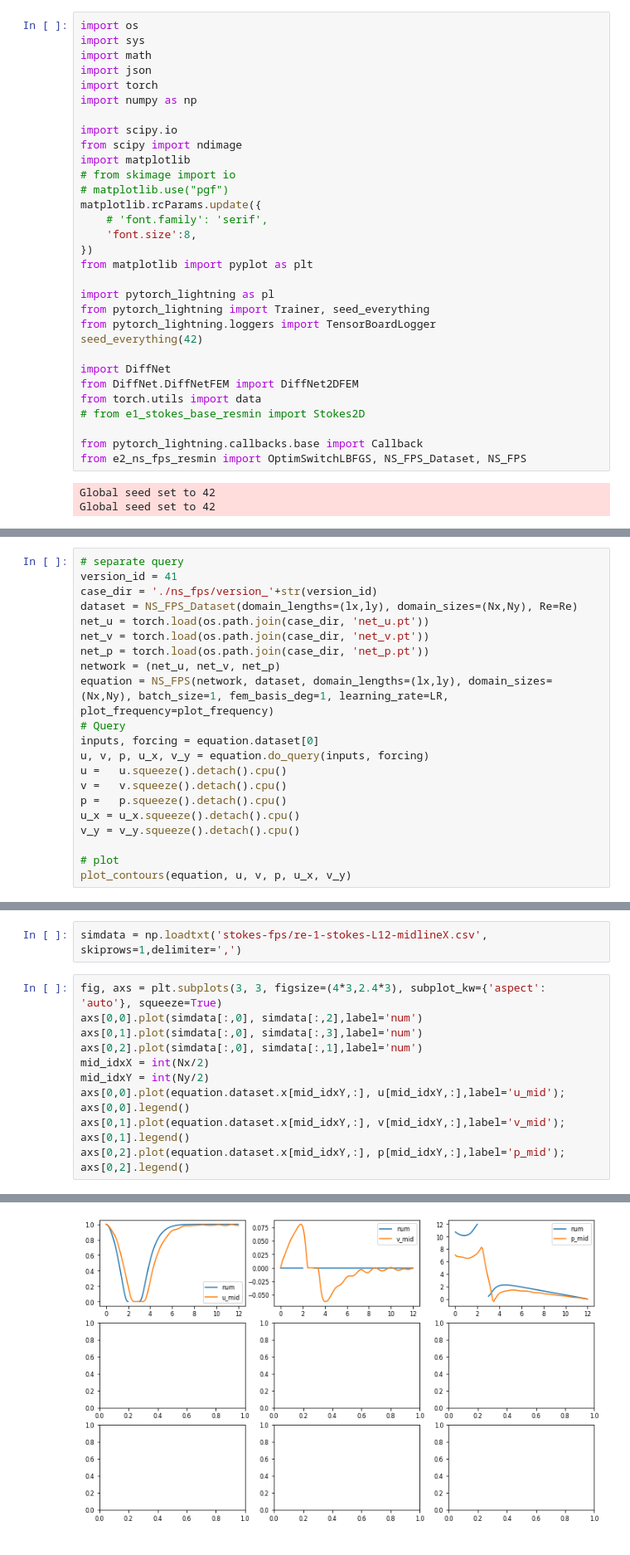
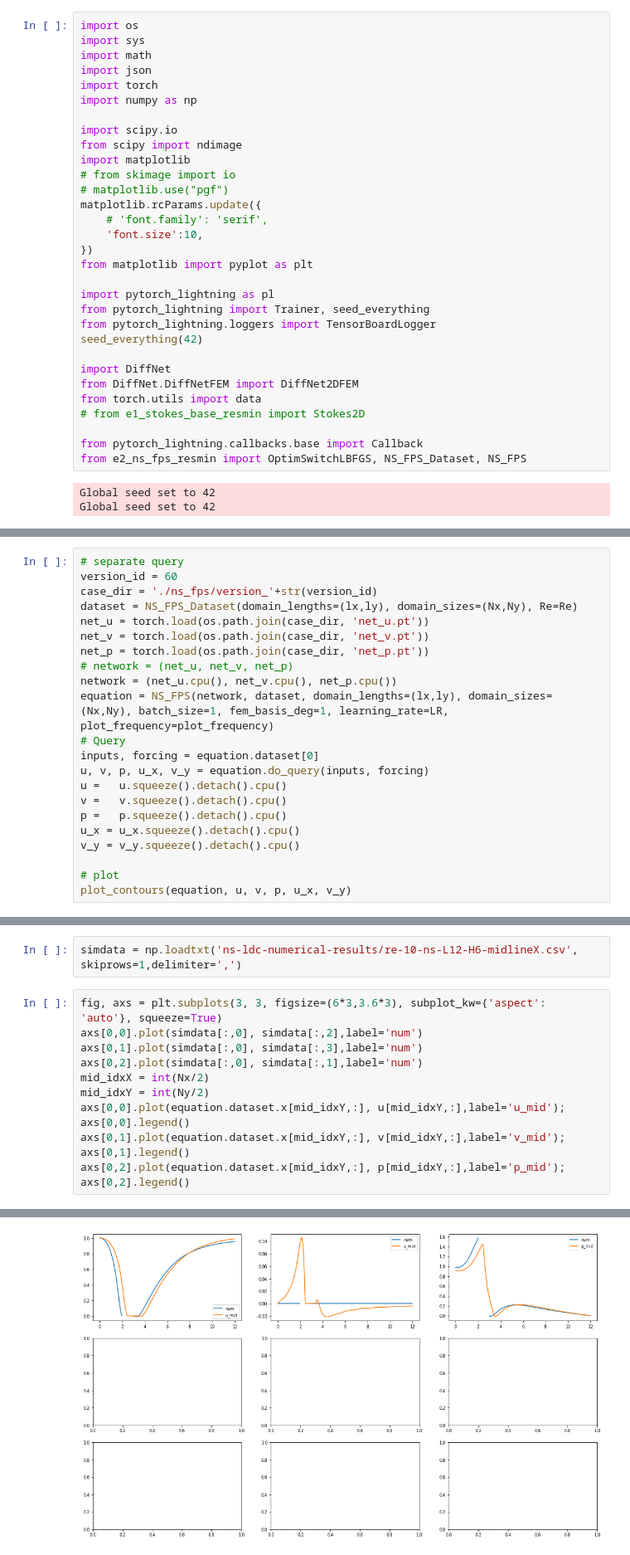
Before and after one commit to adityabalu/DiffNet, a Jupyter notebook: examples/navier-stokes/single_instance/q2_ns_fps_resmin.ipynb, the cells around one changed output, grey strips where cells are left out. Shown: that part at 83% size. Drawn from its saved outputs; the diff is of its cells as text.

```diff
--- a/examples/navier-stokes/single_instance/q2_ns_fps_resmin.ipynb
+++ b/examples/navier-stokes/single_instance/q2_ns_fps_resmin.ipynb
@@ -13,7 +13,7 @@ import matplotlib
 # matplotlib.use("pgf")
 matplotlib.rcParams.update({
     # 'font.family': 'serif',
-    'font.size':8,
+    'font.size':10,
 })
 from matplotlib import pyplot as plt
 
@@ -220,13 +220,14 @@ torch.Size([64, 128])
 [figure]
 # %%
 # separate query
-version_id = 41
+version_id = 60
 case_dir = './ns_fps/version_'+str(version_id)
 dataset = NS_FPS_Dataset(domain_lengths=(lx,ly), domain_sizes=(Nx,Ny), Re=Re)
 net_u = torch.load(os.path.join(case_dir, 'net_u.pt'))
 net_v = torch.load(os.path.join(case_dir, 'net_v.pt'))
 net_p = torch.load(os.path.join(case_dir, 'net_p.pt'))
-network = (net_u, net_v, net_p)
+# network = (net_u, net_v, net_p)
+network = (net_u.cpu(), net_v.cpu(), net_p.cpu())
 equation = NS_FPS(network, dataset, domain_lengths=(lx,ly), domain_sizes=(Nx,Ny), batch_size=1, fem_basis_deg=1, learning_rate=LR, plot_frequency=plot_frequency)
 # Query
 inputs, forcing = equation.dataset[0]
@@ -261,15 +270,15 @@ torch.Size([64, 128])
 # %%
-simdata = np.loadtxt('stokes-fps/re-1-stokes-L12-midlineX.csv', skiprows=1,delimiter=',')
+simdata = np.loadtxt('ns-ldc-numerical-results/re-10-ns-L12-H6-midlineX.csv', skiprows=1,delimiter=',')
 # %%
-fig, axs = plt.subplots(3, 3, figsize=(4*3,2.4*3), subplot_kw={'aspect': 'auto'}, squeeze=True)
+fig, axs = plt.subplots(3, 3, figsize=(6*3,3.6*3), subplot_kw={'aspect': 'auto'}, squeeze=True)
 axs[0,0].plot(simdata[:,0], simdata[:,2],label='num')
 axs[0,1].plot(simdata[:,0], simdata[:,3],label='num')
 axs[0,2].plot(simdata[:,0], simdata[:,1],label='num')
 mid_idxX = int(Nx/2)
 mid_idxY = int(Ny/2)
 axs[0,0].plot(equation.dataset.x[mid_idxY,:], u[mid_idxY,:],label='u_mid'); axs[0,0].legend()
 axs[0,1].plot(equation.dataset.x[mid_idxY,:], v[mid_idxY,:],label='v_mid'); axs[0,1].legend()
 axs[0,2].plot(equation.dataset.x[mid_idxY,:], p[mid_idxY,:],label='p_mid'); axs[0,2].legend()
 # %% [output]
 <matplotlib.legend.Legend at 0x...>
-[figure, old version]
+[figure, new version]
```
Also changed, not shown: parts of 8 cells of this notebook, 3 other files.
